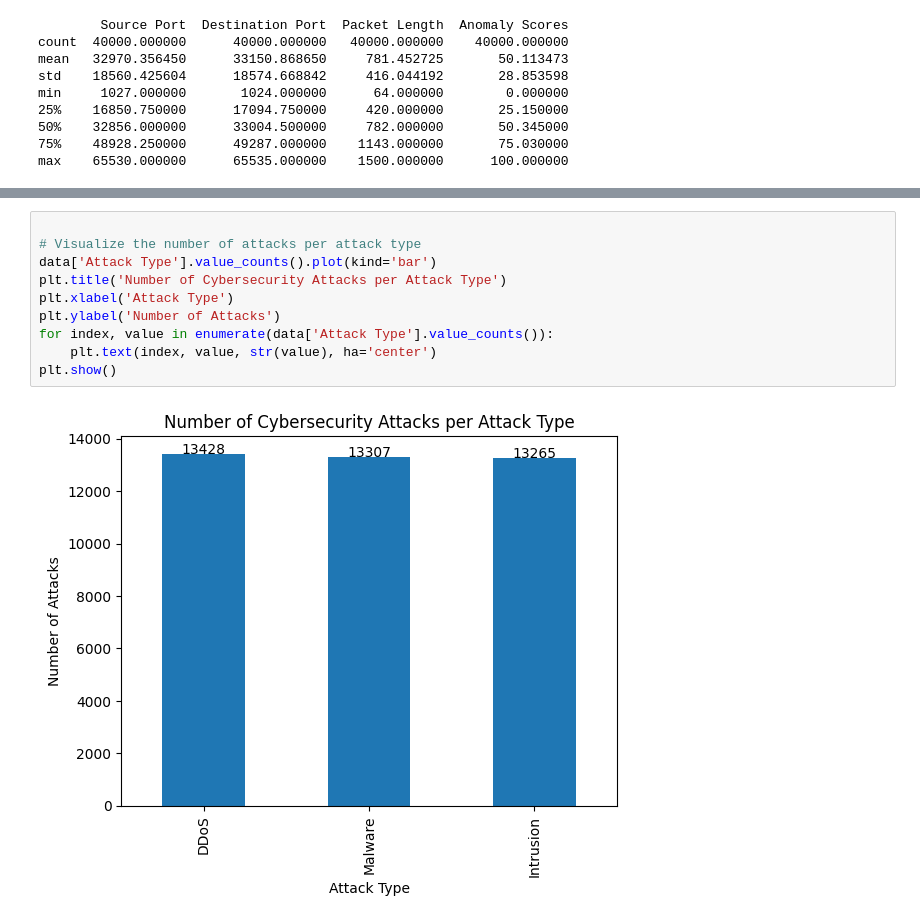
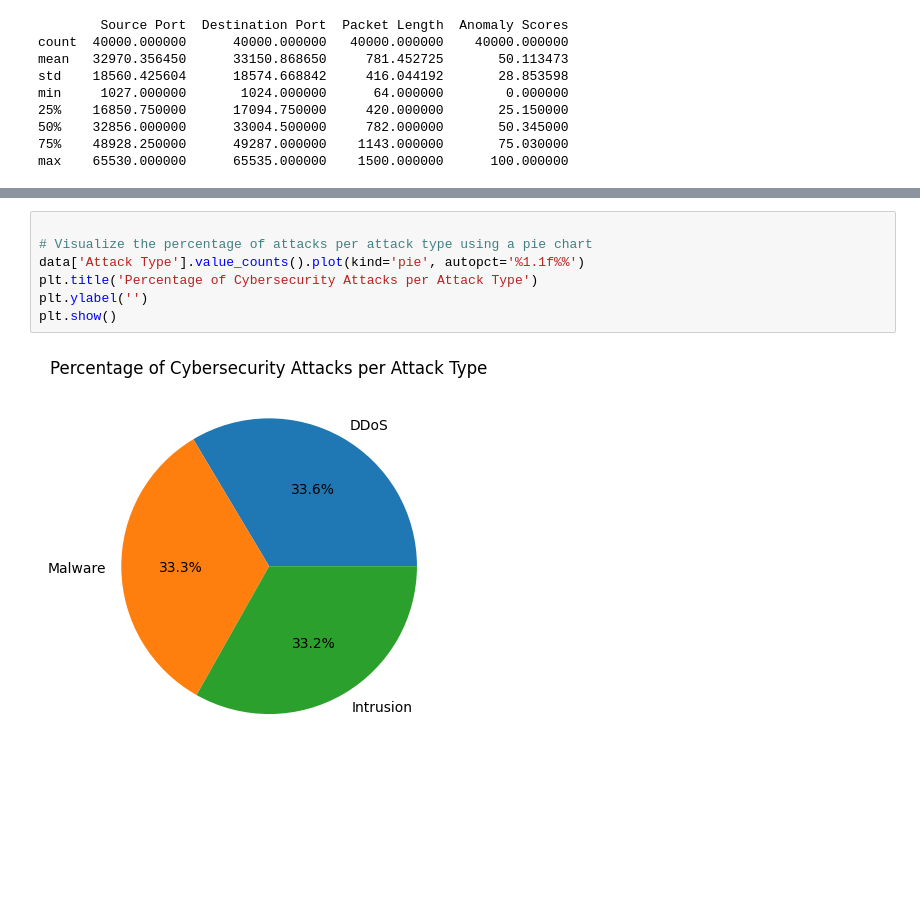
Before and after one commit to AbdulazizJabri/DataAnalysisProject-SP24, a Jupyter notebook: 134563_134362.ipynb, the cells around one changed output, grey strips where cells are left out. Cells and saved outputs as stored; diff of their text form; blank space fills up the shorter version.

```diff
--- a/134563_134362.ipynb
+++ b/134563_134362.ipynb
@@ -171,13 +169,10 @@ plt.show()
 [figure]
 # %%
 
-# Visualize the number of attacks per attack type
-data['Attack Type'].value_counts().plot(kind='bar')
-plt.title('Number of Cybersecurity Attacks per Attack Type')
-plt.xlabel('Attack Type')
-plt.ylabel('Number of Attacks')
-for index, value in enumerate(data['Attack Type'].value_counts()):
-    plt.text(index, value, str(value), ha='center')
+# Visualize the percentage of attacks per attack type using a pie chart
+data['Attack Type'].value_counts().plot(kind='pie', autopct='%1.1f%%')
+plt.title('Percentage of Cybersecurity Attacks per Attack Type')
+plt.ylabel('')
 plt.show()
 # %% [output]
-[figure, old version]
+[figure, new version]
```
Also changed, not shown: parts of 7 cells of this notebook.
